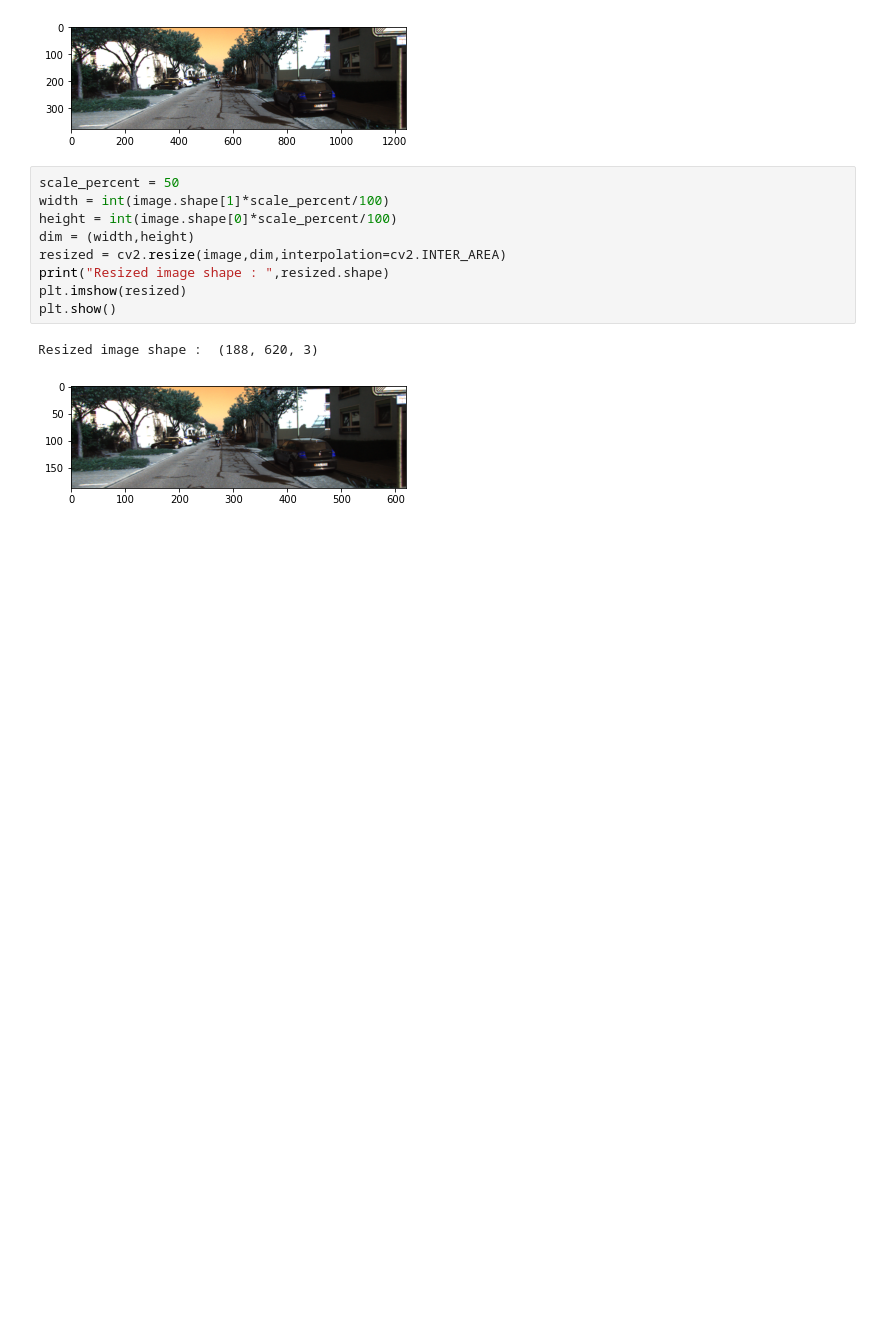
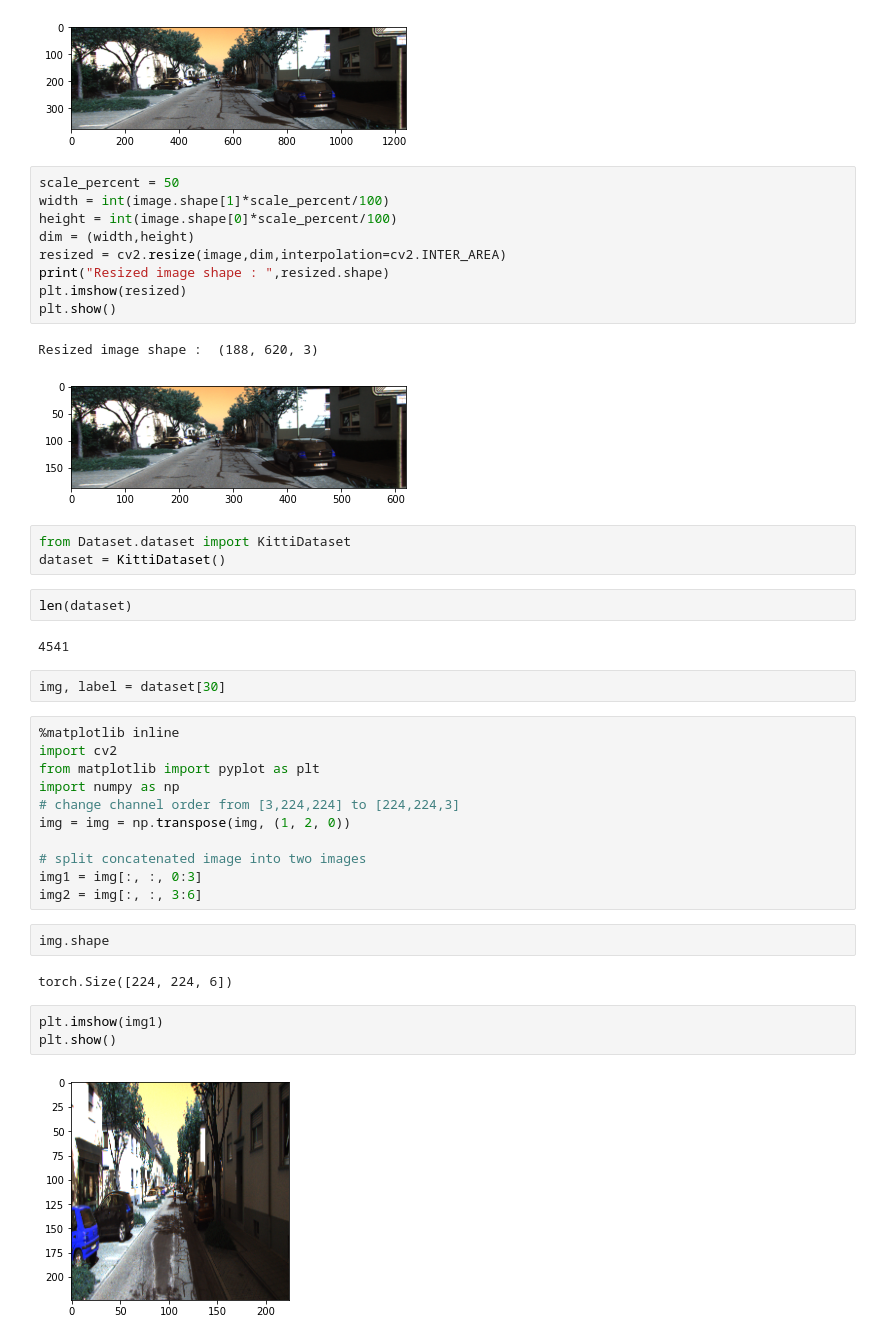
Before and after one commit to bilalkah/biloCNN, a Jupyter notebook: test.ipynb, the cells around one changed output. Drawn from its saved outputs; the diff is of its cells as text; blank space fills up the shorter version.

Commit message:
add loss,model,dataset

```diff
--- a/test.ipynb
+++ b/test.ipynb
@@ -22,3 +22,32 @@ plt.show()
 # %% [output]
 Resized image shape :  (188, 620, 3)
 [figure]
+# %%
+from Dataset.dataset import KittiDataset
+dataset = KittiDataset()
+# %%
+len(dataset)
+# %% [output]
+4541
+# %%
+img, label = dataset[30]
+# %%
+%matplotlib inline
+import cv2
+from matplotlib import pyplot as plt
+import numpy as np
+# change channel order from [3,224,224] to [224,224,3]
+img = img = np.transpose(img, (1, 2, 0))
+
+# split concatenated image into two images
+img1 = img[:, :, 0:3]
+img2 = img[:, :, 3:6]
+# %%
+img.shape
+# %% [output]
+torch.Size([224, 224, 6])
+# %%
+plt.imshow(img1)
+plt.show()
+# %% [output]
+[figure, added]
```
Also changed, not shown: parts of 2 cells of this notebook, 10 other files.
